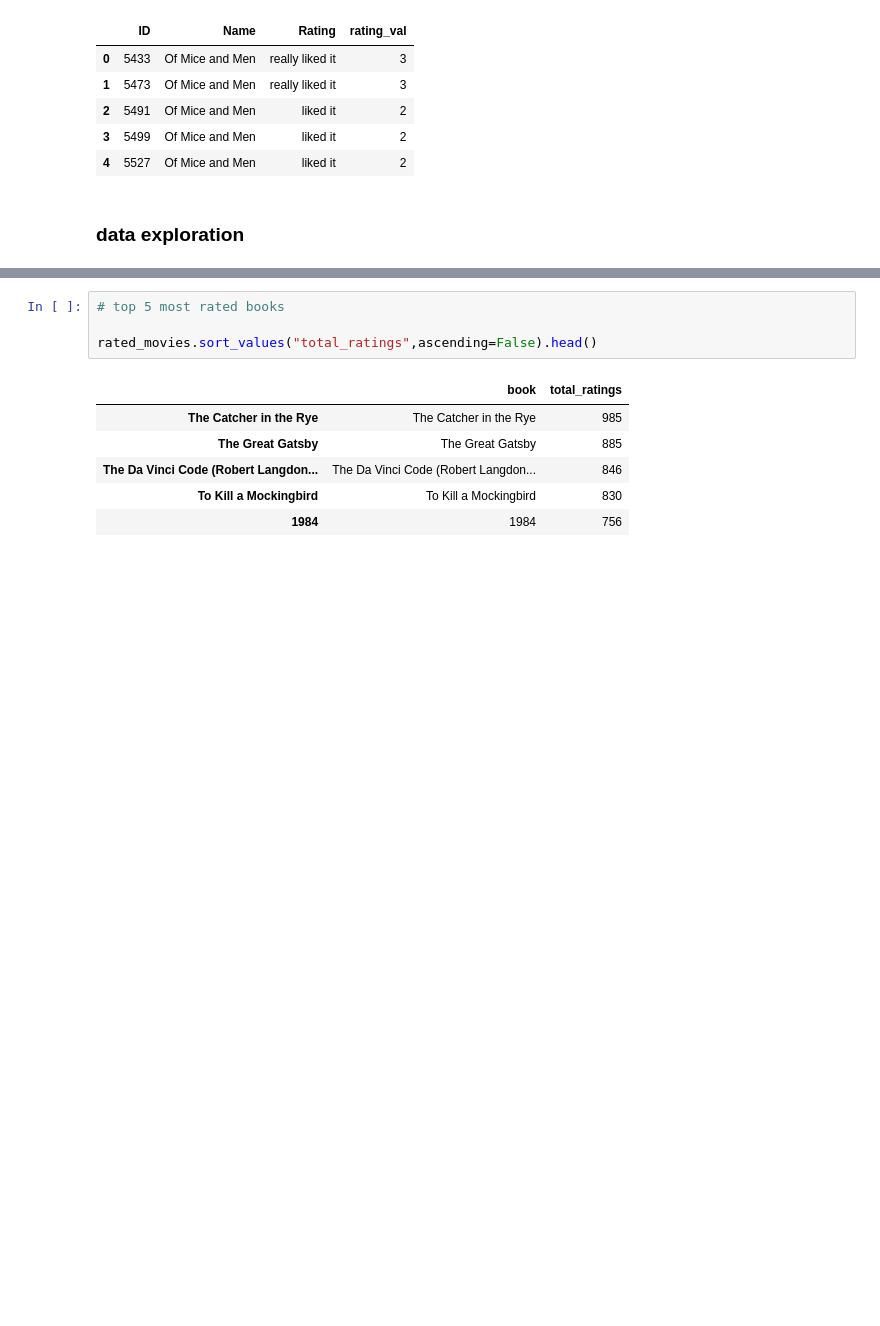
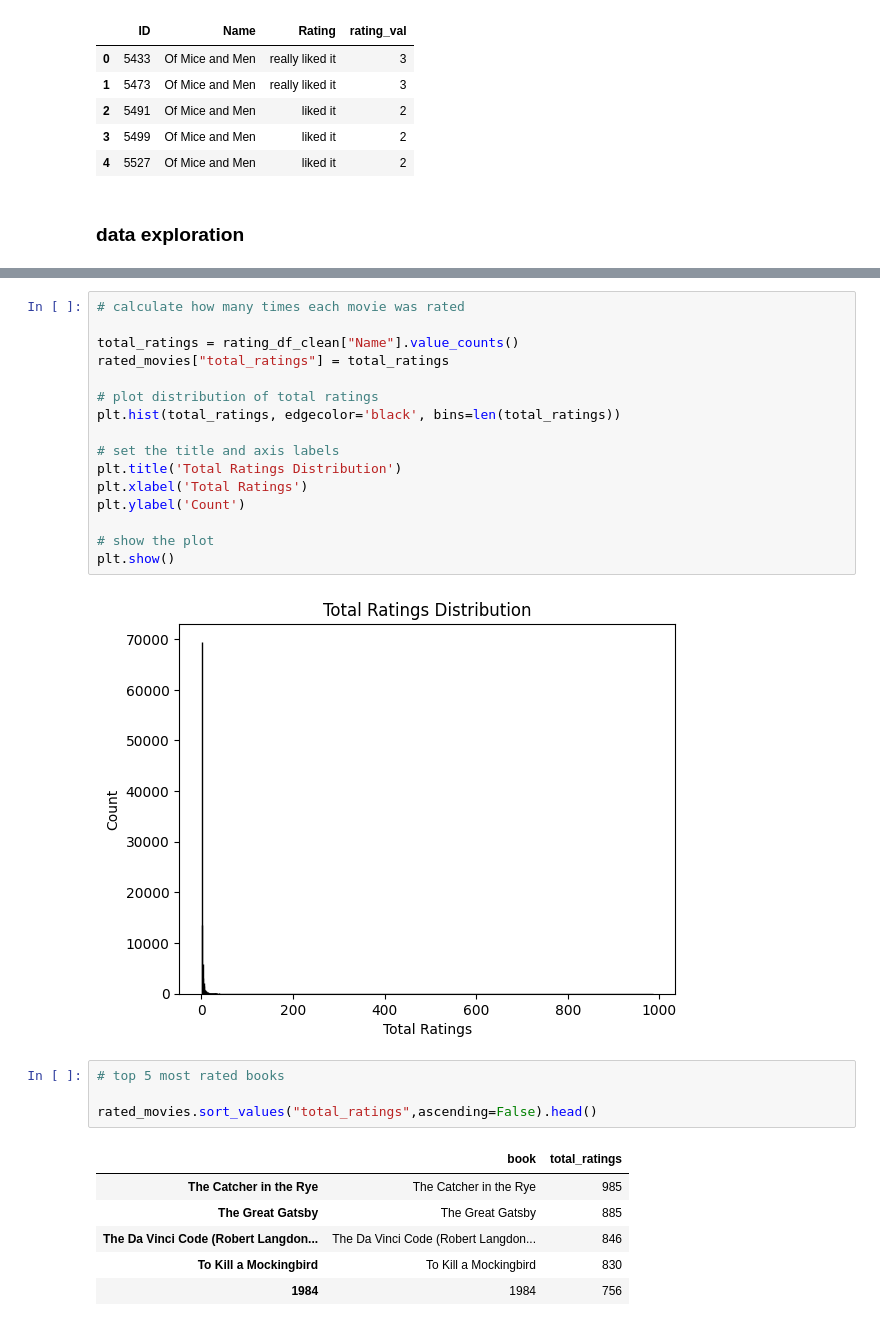
Before and after one commit to fdemacedof/book_recommendation, a Jupyter notebook: books_recommender.ipynb, the cells around one changed output, grey strips where cells are left out. Saved outputs shown, nothing was run; the diff lists cells and outputs as text; blank space fills up the shorter version.

```diff
--- a/books_recommender.ipynb
+++ b/books_recommender.ipynb
@@ -123,3 +150,21 @@ rated_movies["total_ratings"] = total_ratings
+# %%
+# calculate how many times each movie was rated
+
+total_ratings = rating_df_clean["Name"].value_counts()
+rated_movies["total_ratings"] = total_ratings
+
+# plot distribution of total ratings
+plt.hist(total_ratings, edgecolor='black', bins=len(total_ratings))
+
+# set the title and axis labels
+plt.title('Total Ratings Distribution')
+plt.xlabel('Total Ratings')
+plt.ylabel('Count')
+
+# show the plot
+plt.show()
+# %% [output]
+[figure, added]
 # %%
 # top 5 most rated books
 
```
Also changed, not shown: parts of 10 cells of this notebook.
